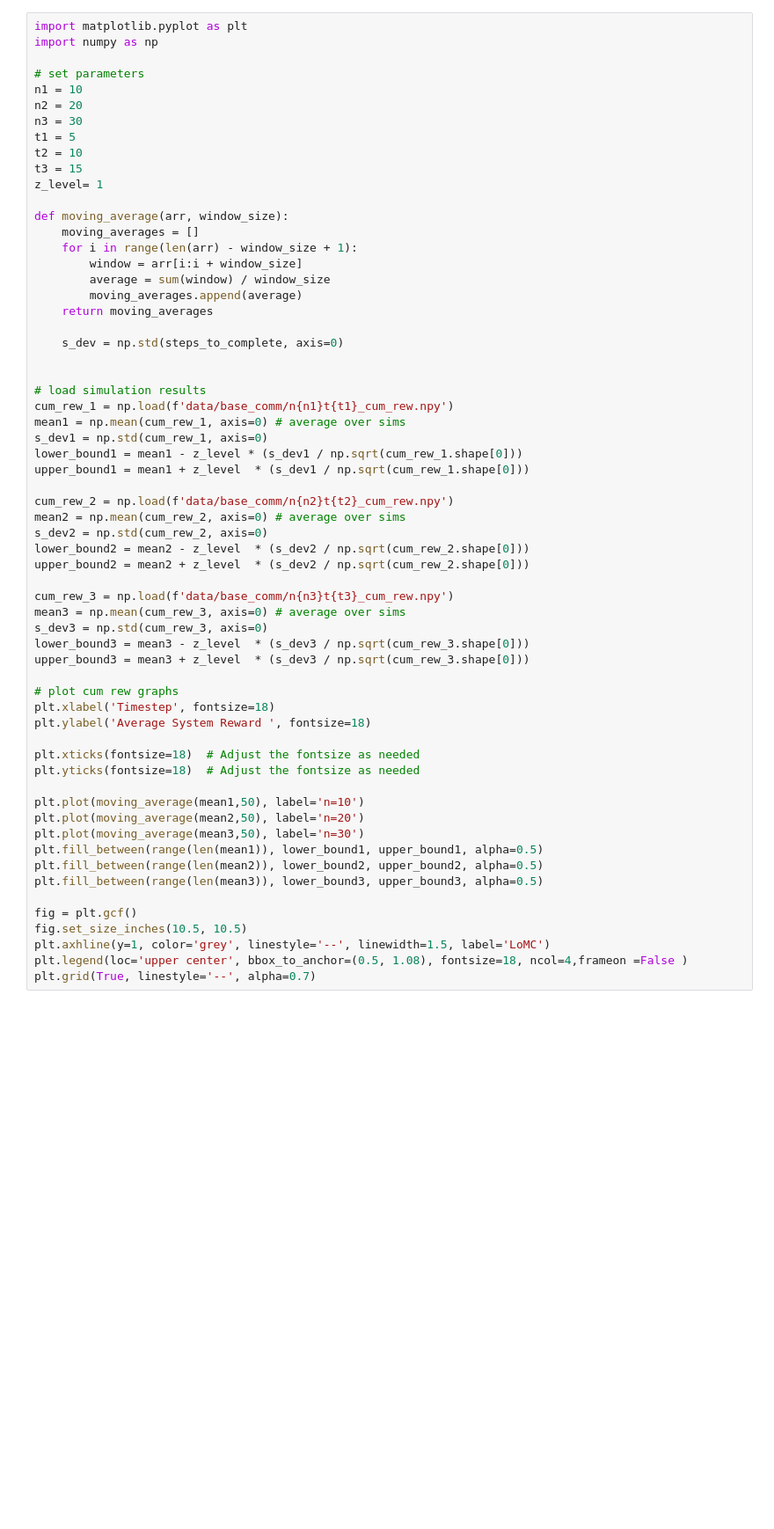
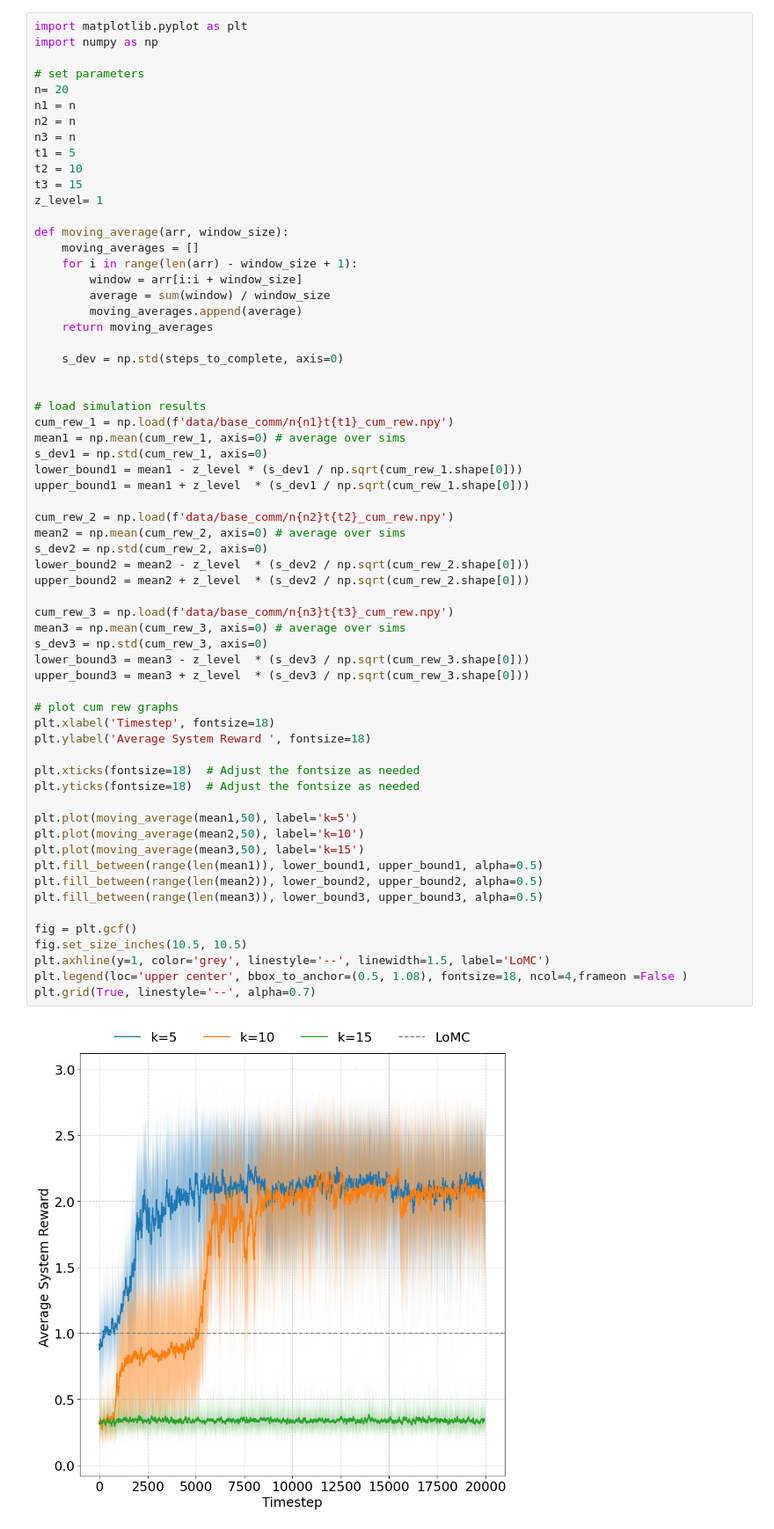
Before and after one commit to akhimoche/coop-form-marl, a Jupyter notebook: graph_test.ipynb, the cells around one changed output. Shown at 88% size. Drawn from its saved outputs; the diff is of its cells as text; blank space fills up the shorter version.

```diff
--- a/graph_test.ipynb
+++ b/graph_test.ipynb
@@ -3,9 +3,10 @@ import matplotlib.pyplot as plt
 import numpy as np
 
 # set parameters
-n1 = 10
-n2 = 20
-n3 = 30
+n= 20
+n1 = n
+n2 = n
+n3 = n
 t1 = 5
 t2 = 10
 t3 = 15
@@ -30,36 +31,38 @@ lower_bound1 = mean1 - z_level * (s_dev1 / np.sqrt(cum_rew_1.shape[0]))
 upper_bound1 = mean1 + z_level  * (s_dev1 / np.sqrt(cum_rew_1.shape[0]))
 
 cum_rew_2 = np.load(f'data/base_comm/n{n2}t{t2}_cum_rew.npy')
 mean2 = np.mean(cum_rew_2, axis=0) # average over sims
 s_dev2 = np.std(cum_rew_2, axis=0)
 lower_bound2 = mean2 - z_level  * (s_dev2 / np.sqrt(cum_rew_2.shape[0]))
 upper_bound2 = mean2 + z_level  * (s_dev2 / np.sqrt(cum_rew_2.shape[0]))
 
 cum_rew_3 = np.load(f'data/base_comm/n{n3}t{t3}_cum_rew.npy')
 mean3 = np.mean(cum_rew_3, axis=0) # average over sims
 s_dev3 = np.std(cum_rew_3, axis=0)
 lower_bound3 = mean3 - z_level  * (s_dev3 / np.sqrt(cum_rew_3.shape[0]))
 upper_bound3 = mean3 + z_level  * (s_dev3 / np.sqrt(cum_rew_3.shape[0]))
 
 # plot cum rew graphs
 plt.xlabel('Timestep', fontsize=18)
 plt.ylabel('Average System Reward ', fontsize=18)
 
 plt.xticks(fontsize=18)  # Adjust the fontsize as needed
 plt.yticks(fontsize=18)  # Adjust the fontsize as needed
 
-plt.plot(moving_average(mean1,50), label='n=10')
-plt.plot(moving_average(mean2,50), label='n=20')
-plt.plot(moving_average(mean3,50), label='n=30')
+plt.plot(moving_average(mean1,50), label='k=5')
+plt.plot(moving_average(mean2,50), label='k=10')
+plt.plot(moving_average(mean3,50), label='k=15')
 plt.fill_between(range(len(mean1)), lower_bound1, upper_bound1, alpha=0.5)
 plt.fill_between(range(len(mean2)), lower_bound2, upper_bound2, alpha=0.5)
 plt.fill_between(range(len(mean3)), lower_bound3, upper_bound3, alpha=0.5)
 
 fig = plt.gcf()
 fig.set_size_inches(10.5, 10.5)
 plt.axhline(y=1, color='grey', linestyle='--', linewidth=1.5, label='LoMC')
 plt.legend(loc='upper center', bbox_to_anchor=(0.5, 1.08), fontsize=18, ncol=4,frameon =False )
 plt.grid(True, linestyle='--', alpha=0.7)
+# %% [output]
+[figure, added]
 # %%
 actions_1 = np.load(f'data/base_comm/n{n1}t{t1}_actions.npy')
 actions_2 = np.load(f'data/base_comm/n{n2}t{t2}_actions.npy')
```
Also changed, not shown: parts of 2 cells of this notebook, 17 other files.
